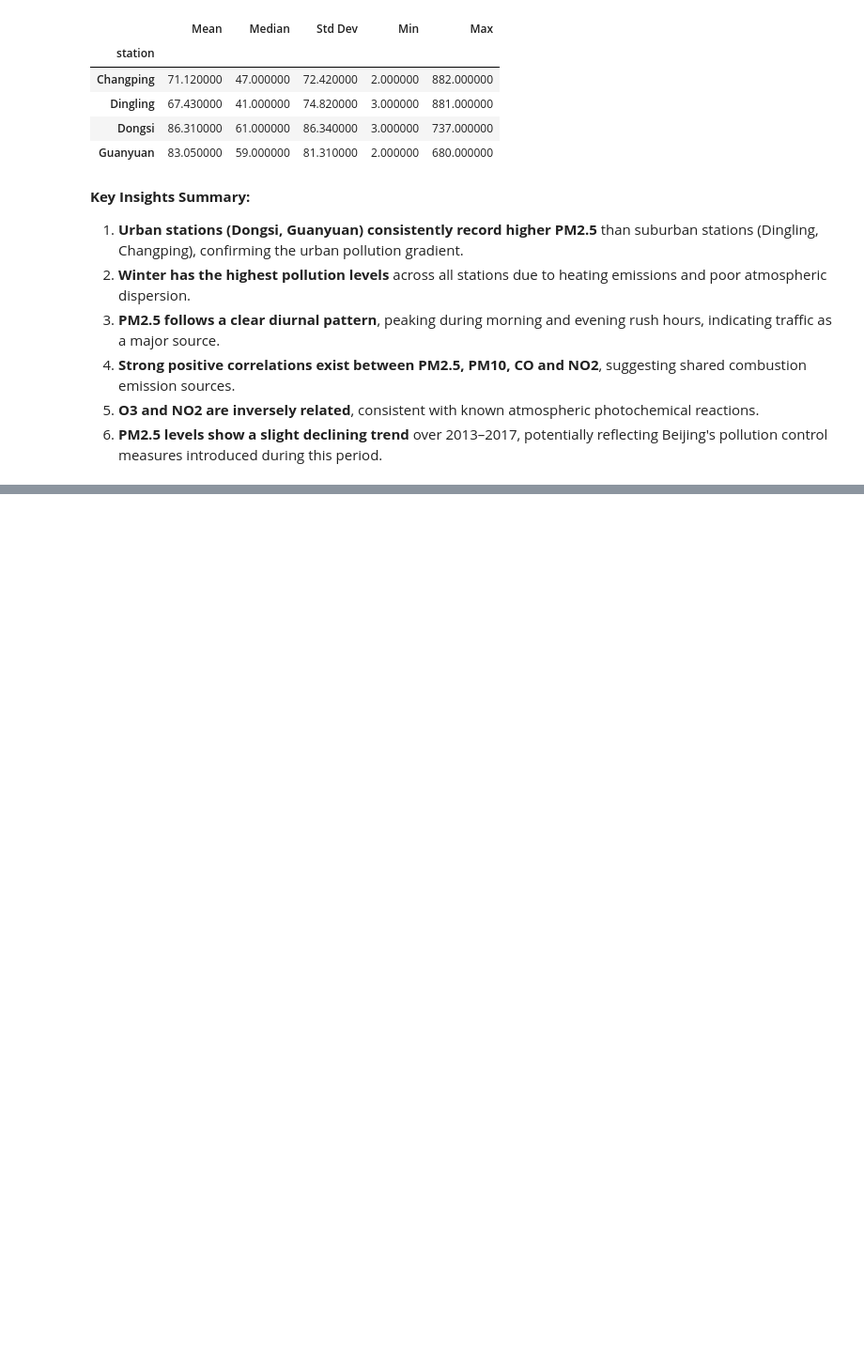
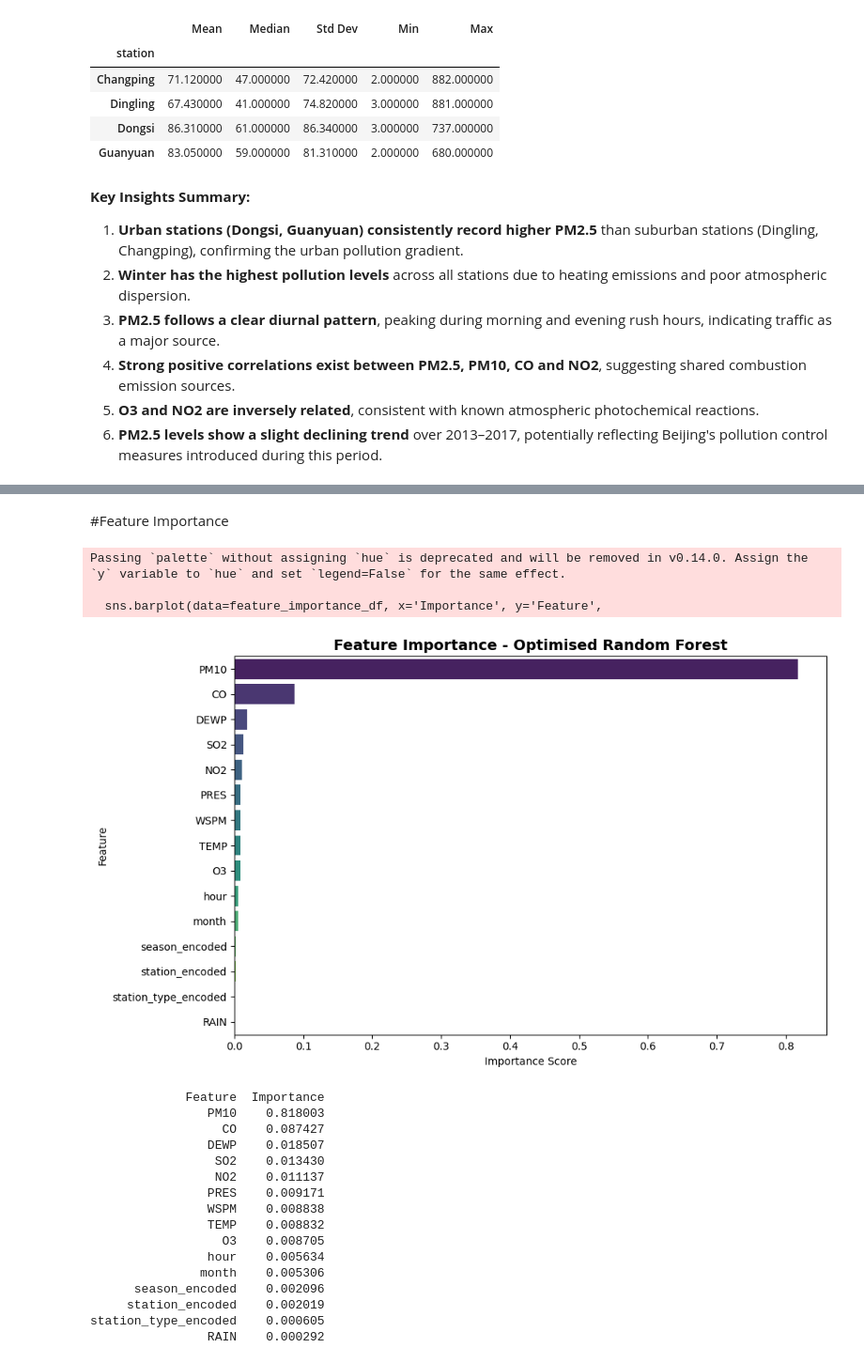
Before and after one commit to kunalan-Subatharan/Beijing-Air-Quality-Analysis, a Jupyter notebook: CMP7005_PRAC1_Beijing_Air_Quality.ipynb, the cells around one changed output, grey strips where cells are left out. Shown at 94% size. Drawn from its saved outputs; the diff is of its cells as text; code cells hidden in the pictures; blank space fills up the shorter version.

Commit message:
PM2.5 prediction model complete

```diff
--- a/CMP7005_PRAC1_Beijing_Air_Quality.ipynb
+++ b/CMP7005_PRAC1_Beijing_Air_Quality.ipynb
@@ -762,0 +882,12 @@ Statistical Summary of PM2.5 by Station:
+# %%
+# Applying Standard Scaling to normalise feature values
+# This ensures no single feature dominates due to its scale
+# (e.g. CO values are in thousands while RAIN is near zero)
+
+scaler = StandardScaler()
+X_train_scaled = scaler.fit_transform(X_train)
+X_test_scaled  = scaler.transform(X_test)
+
+print("✅ Feature scaling applied using StandardScaler")
+print("Before scaling - CO mean:", round(X_train['CO'].mean(), 2))
+print("After scaling  - CO mean:", round(X_train_scaled[:, feature_cols.index('CO')].mean(), 4))
@@ -762,0 +983,13 @@ Statistical Summary of PM2.5 by Station:
+# %%
+# Evaluate the optimised model
+best_rf = rf_random.best_estimator_
+best_pred = best_rf.predict(X_test_scaled)
+
+best_mae  = mean_absolute_error(y_test, best_pred)
+best_rmse = np.sqrt(mean_squared_error(y_test, best_pred))
+best_r2   = r2_score(y_test, best_pred)
+
+print("=== Optimised Random Forest Regressor ===")
+print(f"MAE:  {best_mae:.4f}")
+print(f"RMSE: {best_rmse:.4f}")
+print(f"R²:   {best_r2:.4f}")
@@ -762,0 +1028,42 @@ Statistical Summary of PM2.5 by Station:
+# %% [markdown]
+#Feature Importance
+# %%
+# Feature Importance Plot
+importances = best_rf.feature_importances_
+feature_importance_df = pd.DataFrame({
+    'Feature'   : feature_cols,
+    'Importance': importances
+}).sort_values('Importance', ascending=False)
+
+plt.figure(figsize=(10, 6))
+sns.barplot(data=feature_importance_df, x='Importance', y='Feature',
+            palette='viridis')
+plt.title('Feature Importance - Optimised Random Forest',
+          fontsize=14, fontweight='bold')
+plt.xlabel('Importance Score')
+plt.ylabel('Feature')
+plt.tight_layout()
+plt.show()
+
+print(feature_importance_df.to_string(index=False))
+# %% [output]
+Passing `palette` without assigning `hue` is deprecated and will be removed in v0.14.0. Assign the `y` variable to `hue` and set `legend=False` for the same effect.
+
+  sns.barplot(data=feature_importance_df, x='Importance', y='Feature',
+[figure, added]
+             Feature  Importance
+                PM10    0.818003
+                  CO    0.087427
+                DEWP    0.018507
+                 SO2    0.013430
+                 NO2    0.011137
+                PRES    0.009171
+                WSPM    0.008838
+                TEMP    0.008832
+                  O3    0.008705
+                hour    0.005634
+               month    0.005306
+      season_encoded    0.002096
+     station_encoded    0.002019
+station_type_encoded    0.000605
+                RAIN    0.000292
```
Also changed, not shown: parts of 31 cells of this notebook.
